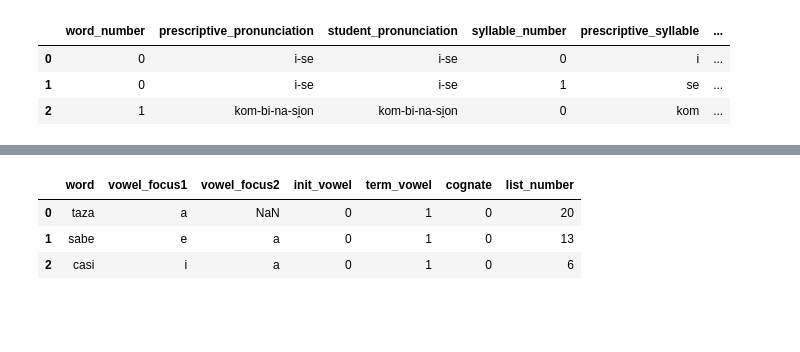
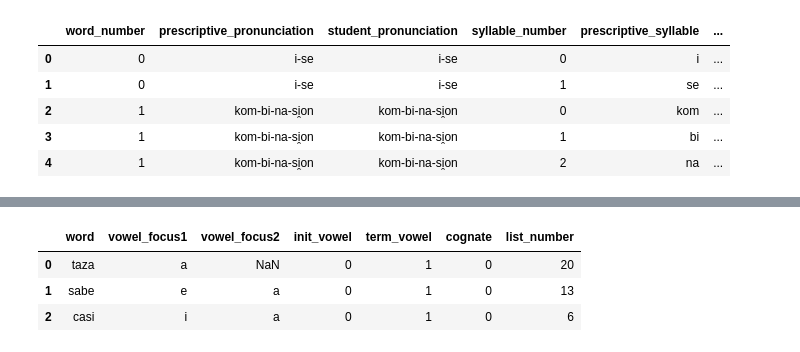
Before and after one commit to djdebonis/IPA_vowel_compare, a Jupyter notebook: IPA_vowel_analyze.ipynb, the cells around one changed output, grey strips where cells are left out. Cells and saved outputs as stored; diff of their text form; code cells hidden in the pictures; blank space fills up the shorter version.

```diff
--- a/IPA_vowel_analyze.ipynb
+++ b/IPA_vowel_analyze.ipynb
@@ -354,11 +355,13 @@ partic05 = rm_stress(partic05_raw)
 partic07 = rm_stress(partic07_raw)
 # %%
 study_data = datasheet_compile(data,prescriptive) # turn the list of lists of strings into a list of dataframes
-study_data[1].head(3) # print a small amount as demonstraation
+study_data[1].head() # print a small amount as demonstraation
 # %% [output]
 |  | word_number | prescriptive_pronunciation | student_pronunciation | syllable_number | prescriptive_syllable | ... |
 | 0 | 0 | i-se | i-se | 0 | i | ... |
 | 1 | 0 | i-se | i-se | 1 | se | ... |
 | 2 | 1 | kom-bi-na-si̯on | kom-bi-na-si̯on | 0 | kom | ... |
+| 3 | 1 | kom-bi-na-si̯on | kom-bi-na-si̯on | 1 | bi | ... |
+| 4 | 1 | kom-bi-na-si̯on | kom-bi-na-si̯on | 2 | na | ... |
 # %%
 data = [partic01,partic02,partic03,partic04,partic05,partic07] # compile the lists of strings into ANOTHER LIST
```
Also changed, not shown: parts of 14 cells of this notebook, 1 other file.
